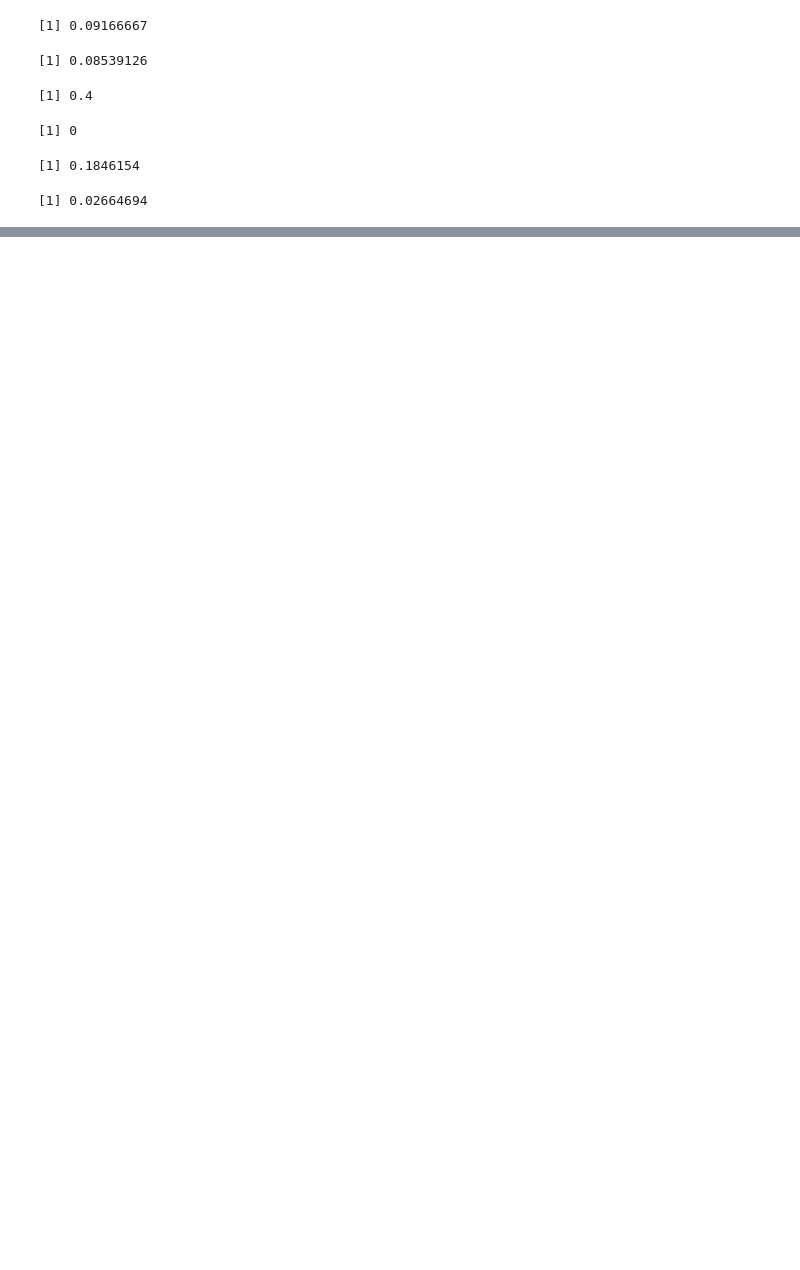
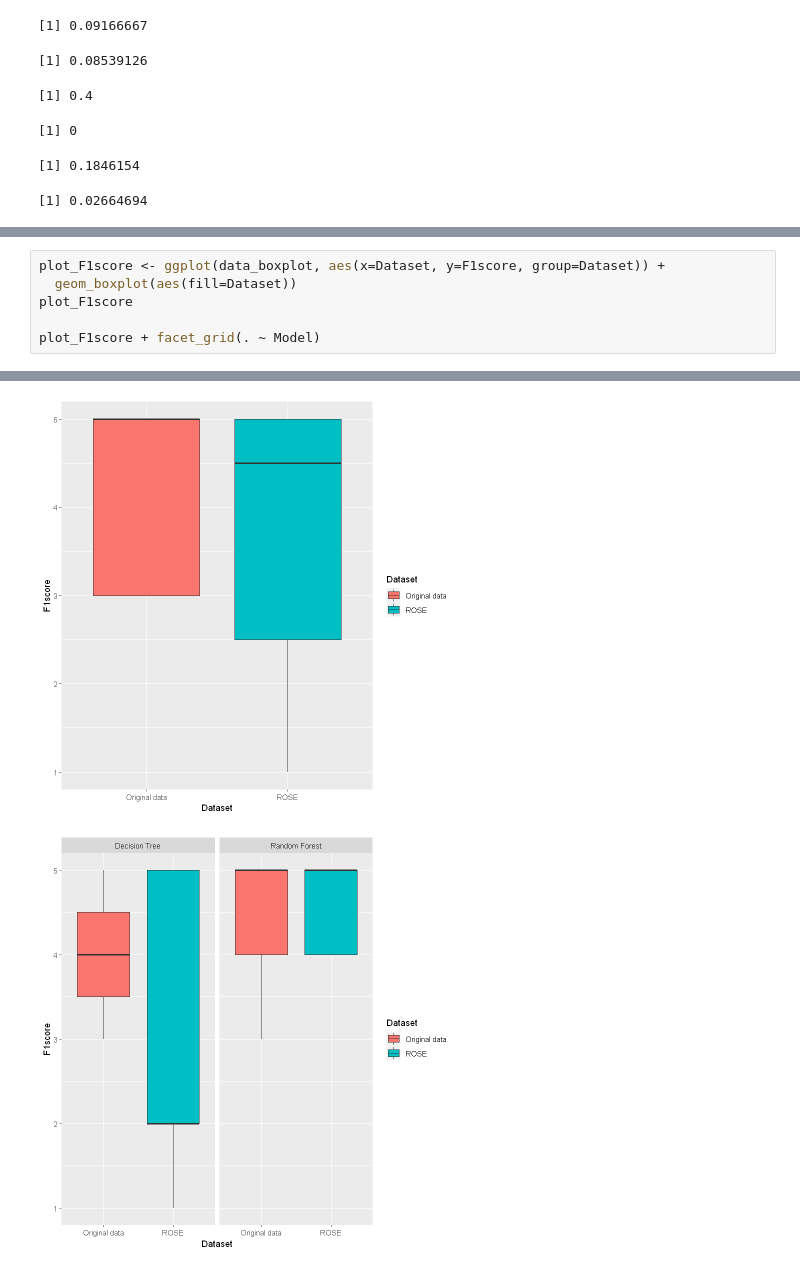
Before and after one commit to RenanBaltar/Analise-artigo-idosos, a Jupyter notebook: analise-artigo.ipynb, the cells around one changed output, grey strips where cells are left out. Saved outputs shown, nothing was run; the diff lists cells and outputs as text; blank space fills up the shorter version.

```diff
--- a/analise-artigo.ipynb
+++ b/analise-artigo.ipynb
@@ -1043,0 +1163,7 @@ sd(F1_rose_DT_ccl,na.rm=T)
+# %%
+plot_F1score <- ggplot(data_boxplot, aes(x=Dataset, y=F1score, group=Dataset)) +
+  geom_boxplot(aes(fill=Dataset))
+plot_F1score
+
+plot_F1score + facet_grid(. ~ Model)
+# %% [output]
@@ -1043,0 +1174,2 @@ sd(F1_rose_DT_ccl,na.rm=T)
+[figure, added]
+[figure, added]
```
Also changed, not shown: parts of 18 cells of this notebook.
